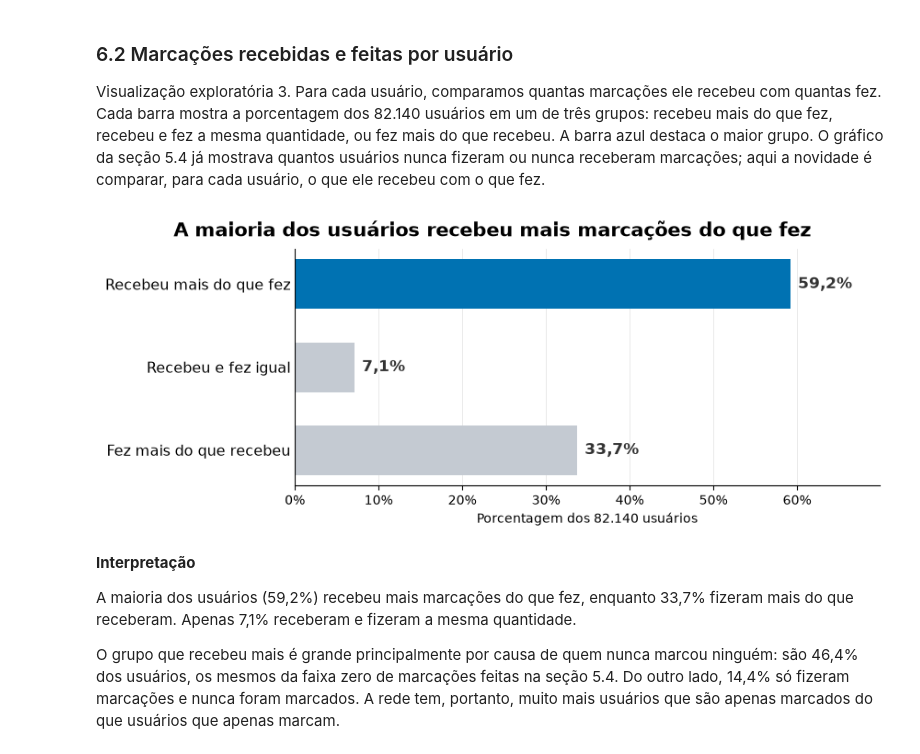
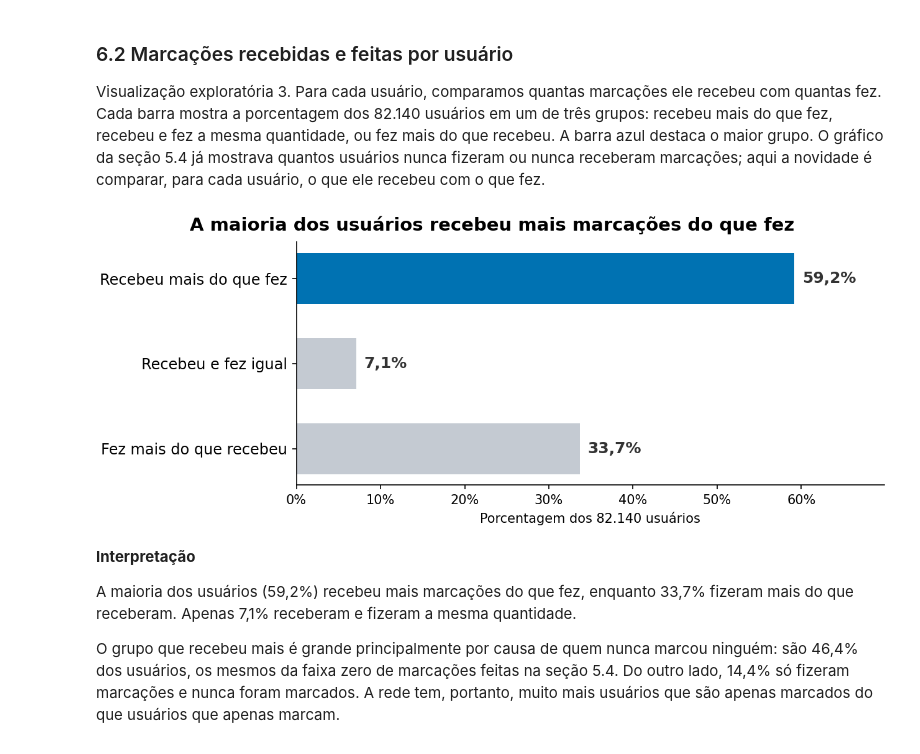
Before and after one commit to arthurlins7/Projeto-Grafos, a Jupyter notebook: notebooks/01_exploracao_dados.ipynb, the cells around one changed output. Saved outputs shown, nothing was run; the diff lists cells and outputs as text; code cells hidden in the pictures.

Commit message:
graficos sem grid nas barras, eixos e titulos padronizados

```diff
--- a/notebooks/01_exploracao_dados.ipynb
+++ b/notebooks/01_exploracao_dados.ipynb
@@ -565,36 +563,33 @@ Visualização exploratória 3. Para cada usuário, comparamos quantas marcaçõ
 # %%
 import matplotlib.pyplot as plt
 import numpy as np
 
 recebidas = graus["grau_entrada"]
 feitas = graus["grau_saida"]
 total_usuarios = len(graus)
 nomes = ["Recebeu mais do que fez", "Recebeu e fez igual", "Fez mais do que recebeu"]
 filtros = [recebidas.gt(feitas), recebidas.eq(feitas), feitas.gt(recebidas)]
 porcentagens = [100 * filtro.sum() / total_usuarios for filtro in filtros]
 cores = ["#0072B2", "#C4CAD2", "#C4CAD2"]
 
 fig, eixo = plt.subplots(figsize=(8.5, 3.4), layout="constrained")
 posicoes = np.arange(len(nomes))
 barras = eixo.barh(posicoes, porcentagens, color=cores, height=0.6)
 eixo.bar_label(barras, labels=[f"{p:.1f}%".replace(".", ",") for p in porcentagens],
                padding=6, fontsize=12, fontweight="bold", color="#333333")
 eixo.set_yticks(posicoes, nomes, fontsize=11.5)
 eixo.invert_yaxis()
 eixo.set_xlim(0, max(porcentagens) * 1.18)
 eixo.xaxis.set_major_formatter(lambda valor, _: f"{valor:.0f}%")
 eixo.set_xlabel(f"Porcentagem dos {total_usuarios:,} usuários".replace(",", "."))
-fig.suptitle("A maioria dos usuários recebeu mais marcações do que fez",
-             fontsize=15, fontweight="bold")
-eixo.tick_params(axis="y", length=0)
+fig.suptitle("A maioria dos usuários recebeu mais marcações do que fez", fontsize=14, fontweight="bold")
 eixo.spines[["top", "right"]].set_visible(False)
-eixo.grid(axis="x", color="#E5E5E5", linewidth=0.6)
 eixo.set_axisbelow(True)
 
 fig.savefig(pasta_projeto / "out" / "parte2" / "avd_recebidas_feitas.png", dpi=150, facecolor="white")
 plt.show()
 # %% [output]
-[figure, old version]
+[figure, new version]
 # %% [markdown]
 **Interpretação**
 
```
Also changed, not shown: parts of 5 cells of this notebook, 10 other files.
